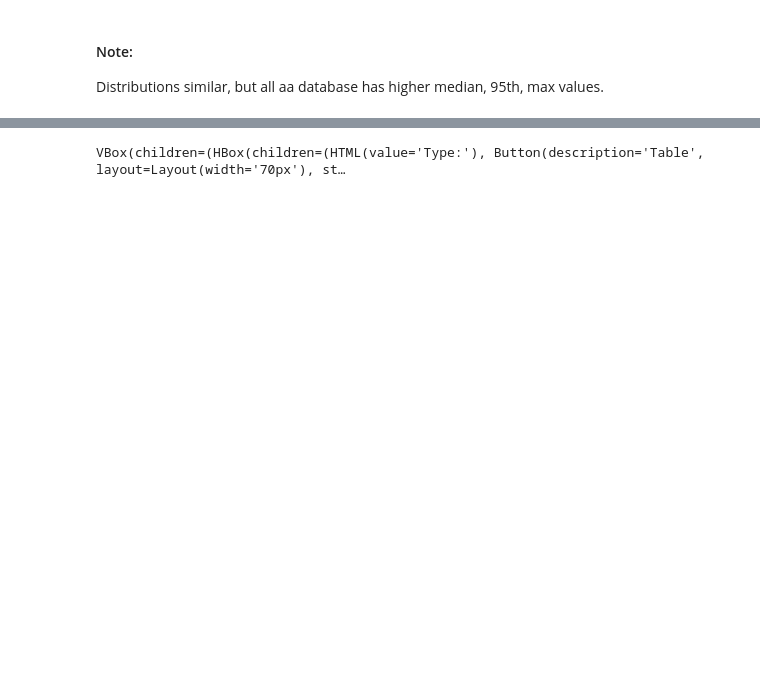
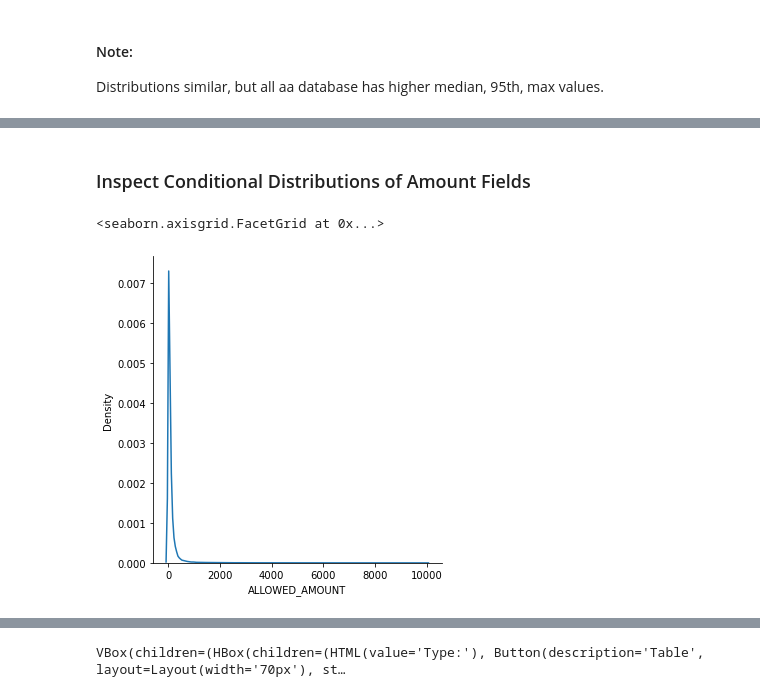
Before and after one commit to komodokamalesh/costofcare, a Jupyter notebook: analysis/Price Data Exploration.ipynb, the cells around one changed output, grey strips where cells are left out. Saved outputs shown, nothing was run; the diff lists cells and outputs as text; code cells hidden in the pictures; blank space fills up the shorter version.

```diff
--- a/analysis/Price Data Exploration.ipynb
+++ b/analysis/Price Data Exploration.ipynb
@@ -148,0 +263,9 @@ Distributions similar, but all aa database has higher median, 95th, max values.
+# %% [markdown]
+### Inspect Conditional Distributions of Amount Fields
+# %%
+sns.displot(data=aa_enh_db_01pct_df[aa_enh_db_01pct_df.ALLOWED_AMOUNT<10000].ALLOWED_AMOUNT, kind="kde",label="allowed_amount")
+#dist_vals=sns.distplot(trunc_df.dropna().LINE_CHARGE, hist_kws={'weights':trunc_df.dropna().PATIENT_COUNT},
+#                hist=False, label="line_charge").get_lines()[0].get_data()
+# %% [output]
+<seaborn.axisgrid.FacetGrid at 0x...>
+[figure, added]
```
Also changed, not shown: parts of 31 cells of this notebook, 1 other file.
